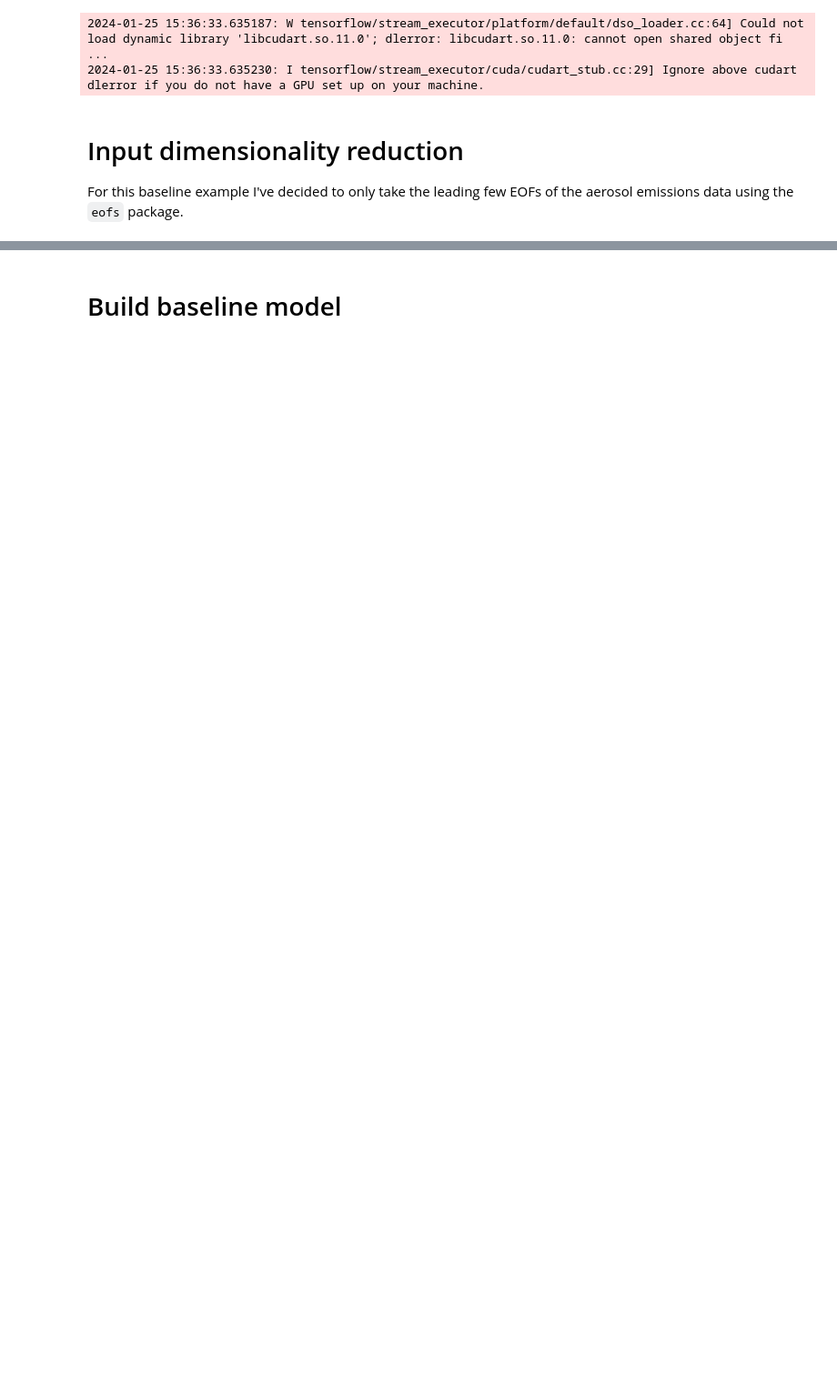
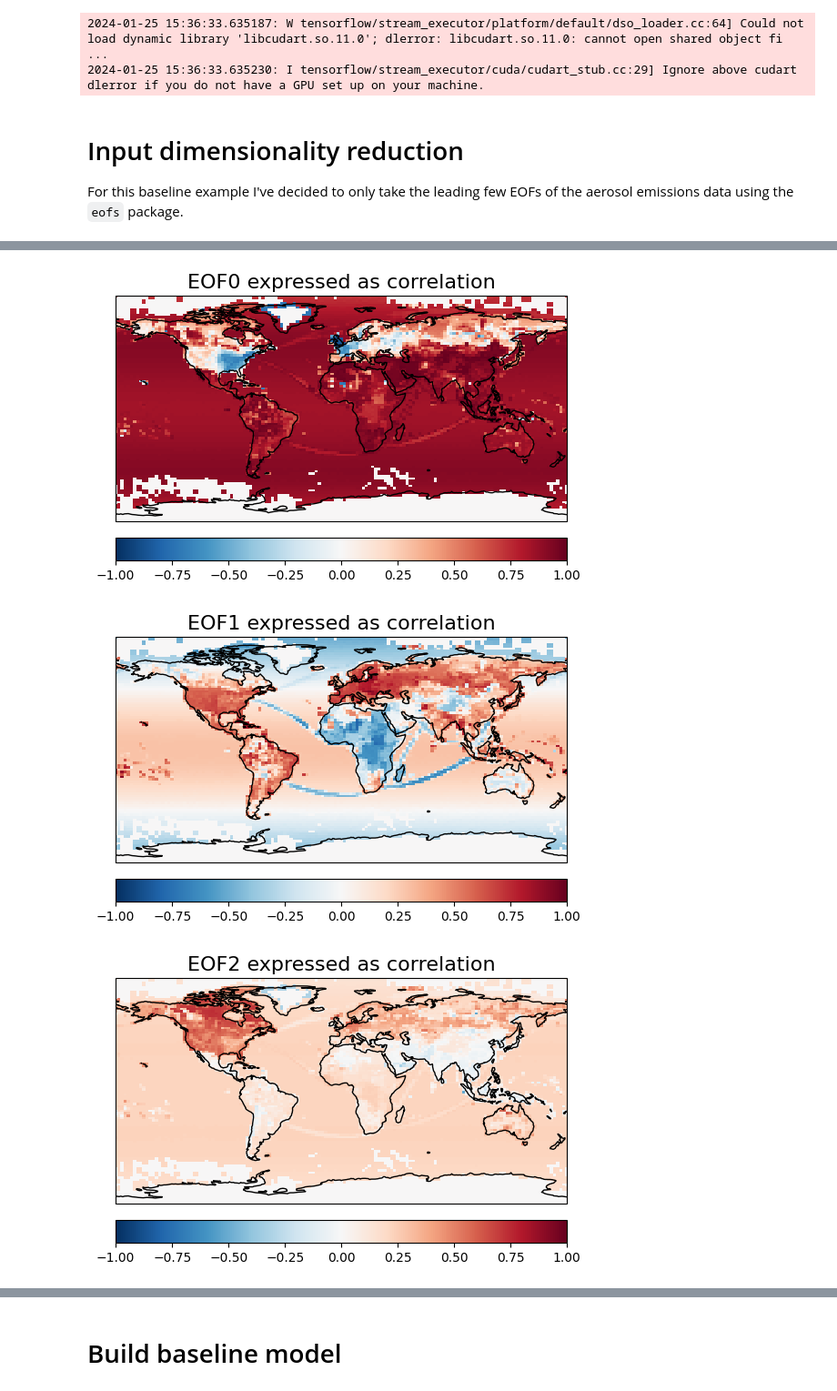
Before and after one commit to pthak006/ClimateBench, a Jupyter notebook: baseline_models/simple_GP_model.ipynb, the cells around one changed output, grey strips where cells are left out. Shown at 91% size. Cells and saved outputs as stored; diff of their text form; code cells hidden in the pictures; blank space fills up the shorter version.

Commit message:
resolved issues with the simple_GP_model plots

```diff
--- a/baseline_models/simple_GP_model.ipynb
+++ b/baseline_models/simple_GP_model.ipynb
@@ -55,19 +58,49 @@ X['SO2'].mean(['latitude', 'longitude']).plot()
 # %%
 # Create an EOF solver to do the EOF analysis. Square-root of cosine of
 # latitude weights are applied before the computation of EOFs.
 bc_solver = Eof(X['BC'])
 
 # Retrieve the leading EOF, expressed as the correlation between the leading
 # PC time series and the input SST anomalies at each grid point, and the
 # leading PC time series itself.
 bc_eofs = bc_solver.eofsAsCorrelation(neofs=5)
 bc_pcs = bc_solver.pcs(npcs=5, pcscaling=1)
+#added line to replace NaN values with 0, can be updated with mean values also or some other statistical estimator
+bc_eofs_filled = bc_eofs.fillna(0)
 
-for mode, eof  in bc_eofs.groupby('mode'):
-    # Plot the leading EOF expressed as correlation in the Pacific domain.
-    clevs = np.linspace(-1, 1, 11)
-    eof.plot.pcolormesh(subplot_kws={'projection': ccrs.PlateCarree()},
-                        cbar_kwargs={'label': '', 'orientation':'horizontal'}, vmin=-1.)
-    plt.gca().coastlines()
-    plt.gca().set_title(f"EOF{mode} expressed as correlation", fontsize=16)
+###.....This original plotting code has inconsistencies. So it has been modified
+
+# for mode, eof  in bc_eofs.groupby('mode'):
+#     # Plot the leading EOF expressed as correlation in the Pacific domain.
+#     clevs = np.linspace(-1, 1, 11)
+#     eof.plot.pcolormesh(subplot_kws={'projection': ccrs.PlateCarree()},
+#                         cbar_kwargs={'label': '', 'orientation':'horizontal'}, vmin=-1.)
+#     plt.gca().coastlines()
+#     plt.gca().set_title(f"EOF{mode} expressed as correlation", fontsize=16)
+#     plt.show()
+
+
+# Assuming bc_eofs_filled is the EOF data with NaNs filled
+for mode, eof in bc_eofs_filled.groupby('mode'):
+    # Set up the map projection and the coastlines
+    fig, ax = plt.subplots(subplot_kw={'projection': ccrs.PlateCarree()})
+
+    # Plot the leading EOF expressed as correlation using the reversed 'RdBu' colormap and add colorbar
+    im = eof.plot.pcolormesh(ax=ax, cmap='RdBu_r', vmin=-1, vmax=1,
+                             add_colorbar=False, transform=ccrs.PlateCarree())
+
+    # Add coastlines to the plot
+    ax.coastlines()
+
+    # Add a colorbar
+    cbar = plt.colorbar(im, orientation='horizontal', pad=0.05)
+    cbar.set_label('')
+
+    # Set the title
+    ax.set_title(f"EOF{mode} expressed as correlation", fontsize=16)
+
     plt.show()
+# %% [output]
+[figure, added]
+[figure, added]
+[figure, added]
```
Also changed, not shown: parts of 15 cells of this notebook.
